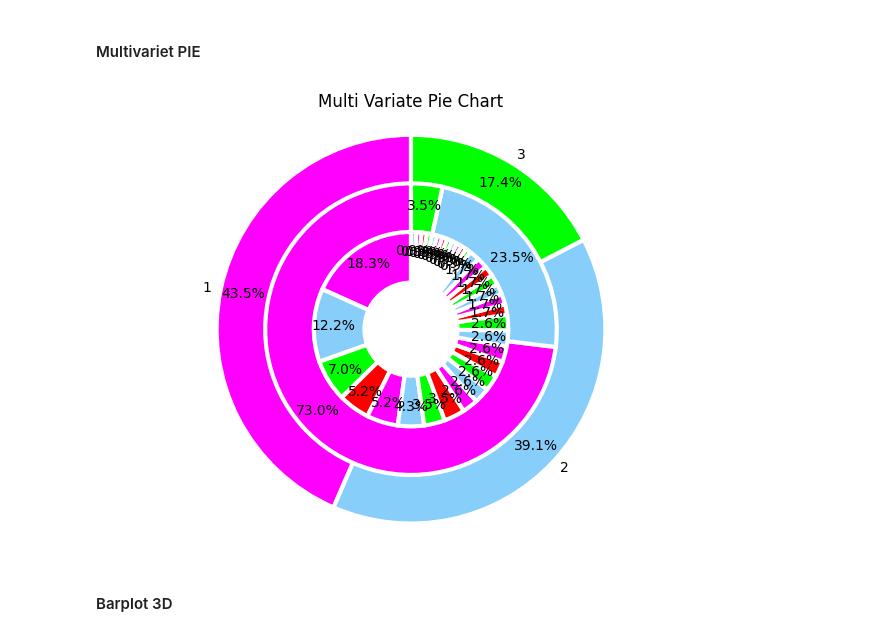
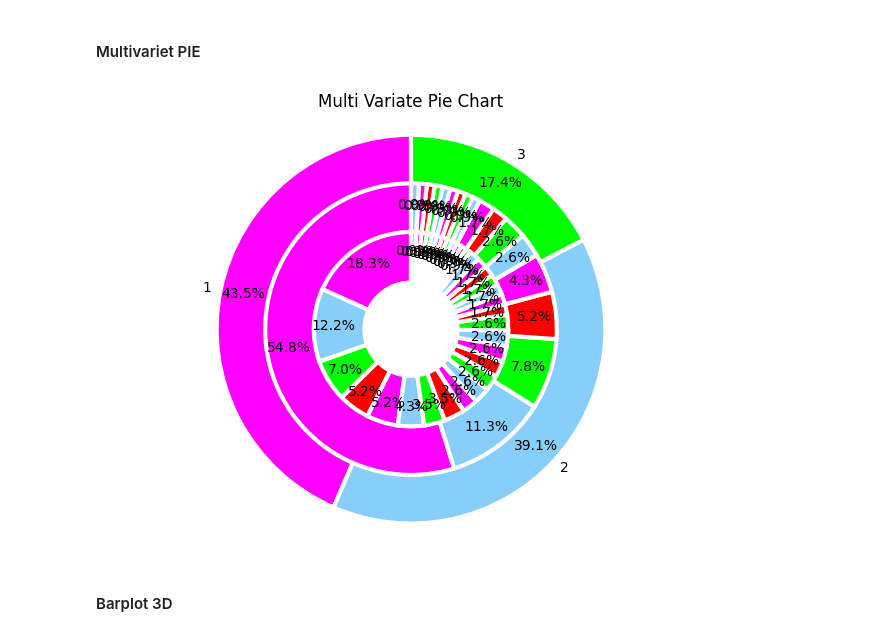
Before and after one commit to patgrace/AVD_WatingTime, a Jupyter notebook: visualisasi.ipynb, the cells around one changed output. Cells and saved outputs as stored; diff of their text form; code cells hidden in the pictures.

```diff
--- a/visualisasi.ipynb
+++ b/visualisasi.ipynb
@@ -654,25 +616,25 @@ Text(0.5, 0.92, '3D Area Chart Jenis Pemeriksaan dan SHIFT')
 # %%
 #Multivariet PIE
 
 x1 = dataset["SHIFT"].value_counts()
-x2 = dataset["Jenis Pemeriksaan"].value_counts()
+x2 = dataset["Detil Pemeriksaan"].value_counts()
 x3 = dataset["Waktu Tunggu "].value_counts()
 
 colors = ['magenta', 'lightskyblue', 'lime', 'red']
 
 plt.pie(x1, labels=dataset["SHIFT"].value_counts().index,startangle=90, colors=colors, pctdistance=0.88, autopct = '%1.1f%%', radius=1.0, labeldistance=1.05,  wedgeprops = { 'linewidth': 3, 'edgecolor' : "white"}) #draw a first Pie chart
 plt.pie(x2, startangle=90, colors=colors,pctdistance=0.85, autopct = '%1.1f%%', radius=0.75,  wedgeprops = { 'linewidth': 3, 'edgecolor': "white"}) #draw a second Pie Chart
 plt.pie(x3, startangle=90, pctdistance=0.8, autopct = '%1.1f%%', radius=0.5, colors=colors,  wedgeprops = { 'linewidth': 3, 'edgecolor': "white"}) #draw a third Pie Chart
 
 center_circle = plt.Circle((0,0), 0.25, fc='white', )
 plt.title('Multi Variate Pie Chart')
 fig = plt.gcf()
 fig.gca().add_artist(center_circle)
 plt.axis('equal')
 plt.tight_layout()
 plt.show()
 # %% [output]
-[figure, old version]
+[figure, new version]
 # %% [markdown]
 #### Barplot 3D
 # %%
```
Also changed, not shown: parts of 5 cells of this notebook.
